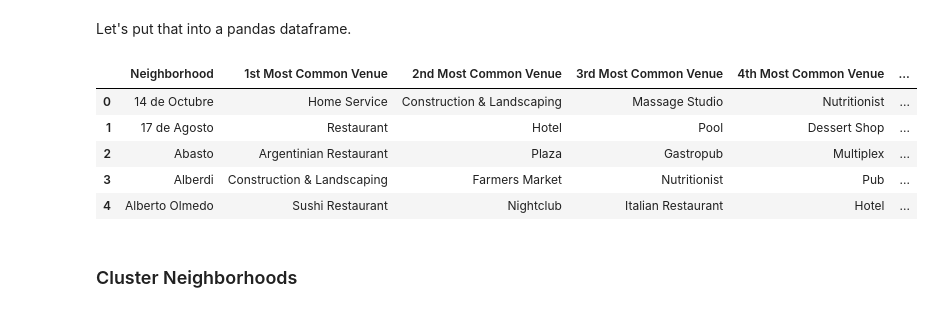
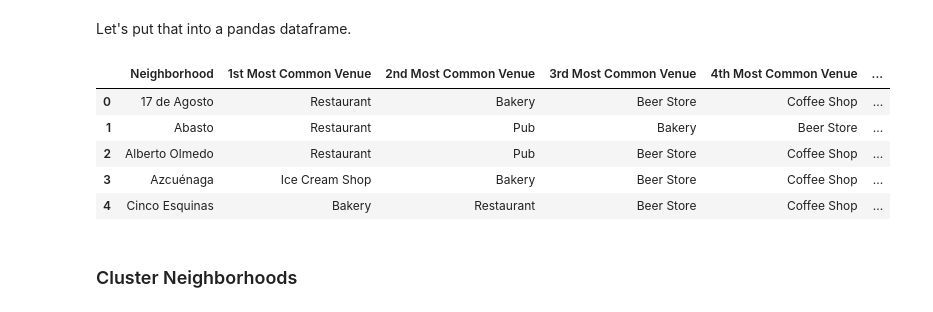
Before and after one commit to alinasansevich/Coursera_Capstone, a Jupyter notebook: Clustering-Neighborhoods-in-Rosario.ipynb, the cells around one changed output. Saved outputs shown, nothing was run; the diff lists cells and outputs as text; code cells hidden in the pictures.

```diff
--- a/Clustering-Neighborhoods-in-Rosario.ipynb
+++ b/Clustering-Neighborhoods-in-Rosario.ipynb
@@ -416,7 +425,7 @@ def getNearbyVenues(names, latitudes, longitudes, radius=500):
         url = 'https://api.foursquare.com/v2/venues/explore?&client_id={}&client_secret={}&v={}&ll={},{}&radius={}&limit={}'.format(
             CLIENT_ID,
             CLIENT_SECRET,
-            VERSION,c
+            VERSION,
             lat,
             lng,
             radius,
@@ -677,4 +653,4 @@ rosario_venues.shape
 (100, 8)
 # %%
 # Drop 'Is Food' column since it is no longer needed
-rosario_venues.drop(['Is Food'], axis=1)
+rosario_venues = rosario_venues.drop(['Is Food'], axis=1).reset_index(drop=True)
@@ -704,0 +700,5 @@ food_category = '4d4b7105d754a06374d81259'
+# %%
+# add a column 'Old Categories' to rosario_venues to keep those original names
+new_column = list(rosario_venues['Venue Category'])
+rosario_venues['Old Venue Categories'] = new_column
+rosario_venues.head()
@@ -704,0 +712,17 @@ food_category = '4d4b7105d754a06374d81259'
+# %%
+# create lists and sort all original categories in them
+ice_cream = ['Ice Cream Shop']
+beer = ['Beer Store', 'Brewery', 'Irish Pub']
+pub = ['Cocktail Bar', 'Food & Drink Shop', 'Gastropub', 'Nightclub', 'Pub']
+wine = ['Wine Bar']
+bakery = ['Bakery', 'Dessert Shop']
+coffee = ['Bar', 'Breakfast Spot', 'Cafeteria', 'Café', 'Coffee Shop']
+restaurant = ['Argentinian Restaurant', 'Asian Restaurant', 'BBQ Joint', 'Diner', 'Fast Food Restaurant', 'Italian Restaurant',
+              'Mexican Restaurant', 'Pizza Place', 'Restaurant', 'Sandwich Place', 'Seafood Restaurant', 'Sushi Restaurant',
+              'Vegetarian / Vegan Restaurant']
+
+rosario_venues['Venue Category'].replace(beer, 'Beer Store', inplace=True)
+rosario_venues['Venue Category'].replace(pub, 'Pub', inplace=True)
+rosario_venues['Venue Category'].replace(bakery, 'Bakery', inplace=True)
+rosario_venues['Venue Category'].replace(coffee, 'Coffee Shop', inplace=True)
+rosario_venues['Venue Category'].replace(restaurant, 'Restaurant', inplace=True)
@@ -814,34 +837,34 @@ def return_most_common_venues(row, num_top_venues):
 
     return row_categories_sorted.index.values[0:num_top_venues]
 # %%
-# Create the new dataframe and display the top 10 venues for each neighborhood.
-num_top_venues = 10
+# Create the new dataframe and display the top 5 venues for each neighborhood.
+num_top_venues = 5
 
 indicators = ['st', 'nd', 'rd']
 
 # create columns according to number of top venues
 columns = ['Neighborhood']
 for ind in np.arange(num_top_venues):
     try:
         columns.append('{}{} Most Common Venue'.format(ind+1, indicators[ind]))
     except:
         columns.append('{}th Most Common Venue'.format(ind+1))
 
 # create a new dataframe
 neighborhoods_venues_sorted = pd.DataFrame(columns=columns)
 neighborhoods_venues_sorted['Neighborhood'] = rosario_grouped['Neighborhood']
 
 for ind in np.arange(rosario_grouped.shape[0]):
     neighborhoods_venues_sorted.iloc[ind, 1:] = return_most_common_venues(rosario_grouped.iloc[ind, :], num_top_venues)
 
 neighborhoods_venues_sorted.head()
 # %% [output]
 |  | Neighborhood | 1st Most Common Venue | 2nd Most Common Venue | 3rd Most Common Venue | 4th Most Common Venue | ... |
-| 0 | 14 de Octubre | Home Service | Construction & Landscaping | Massage Studio | Nutritionist | ... |
-| 1 | 17 de Agosto | Restaurant | Hotel | Pool | Dessert Shop | ... |
-| 2 | Abasto | Argentinian Restaurant | Plaza | Gastropub | Multiplex | ... |
-| 3 | Alberdi | Construction & Landscaping | Farmers Market | Nutritionist | Pub | ... |
-| 4 | Alberto Olmedo | Sushi Restaurant | Nightclub | Italian Restaurant | Hotel | ... |
+| 0 | 17 de Agosto | Restaurant | Bakery | Beer Store | Coffee Shop | ... |
+| 1 | Abasto | Restaurant | Pub | Bakery | Beer Store | ... |
+| 2 | Alberto Olmedo | Restaurant | Pub | Beer Store | Coffee Shop | ... |
+| 3 | Azcuénaga | Ice Cream Shop | Bakery | Beer Store | Coffee Shop | ... |
+| 4 | Cinco Esquinas | Bakery | Restaurant | Beer Store | Coffee Shop | ... |
 # %%
 # pd.set_option('display.max_rows', None)
 # neighborhoods_venues_sorted
```
Also changed, not shown: parts of 34 cells of this notebook.
